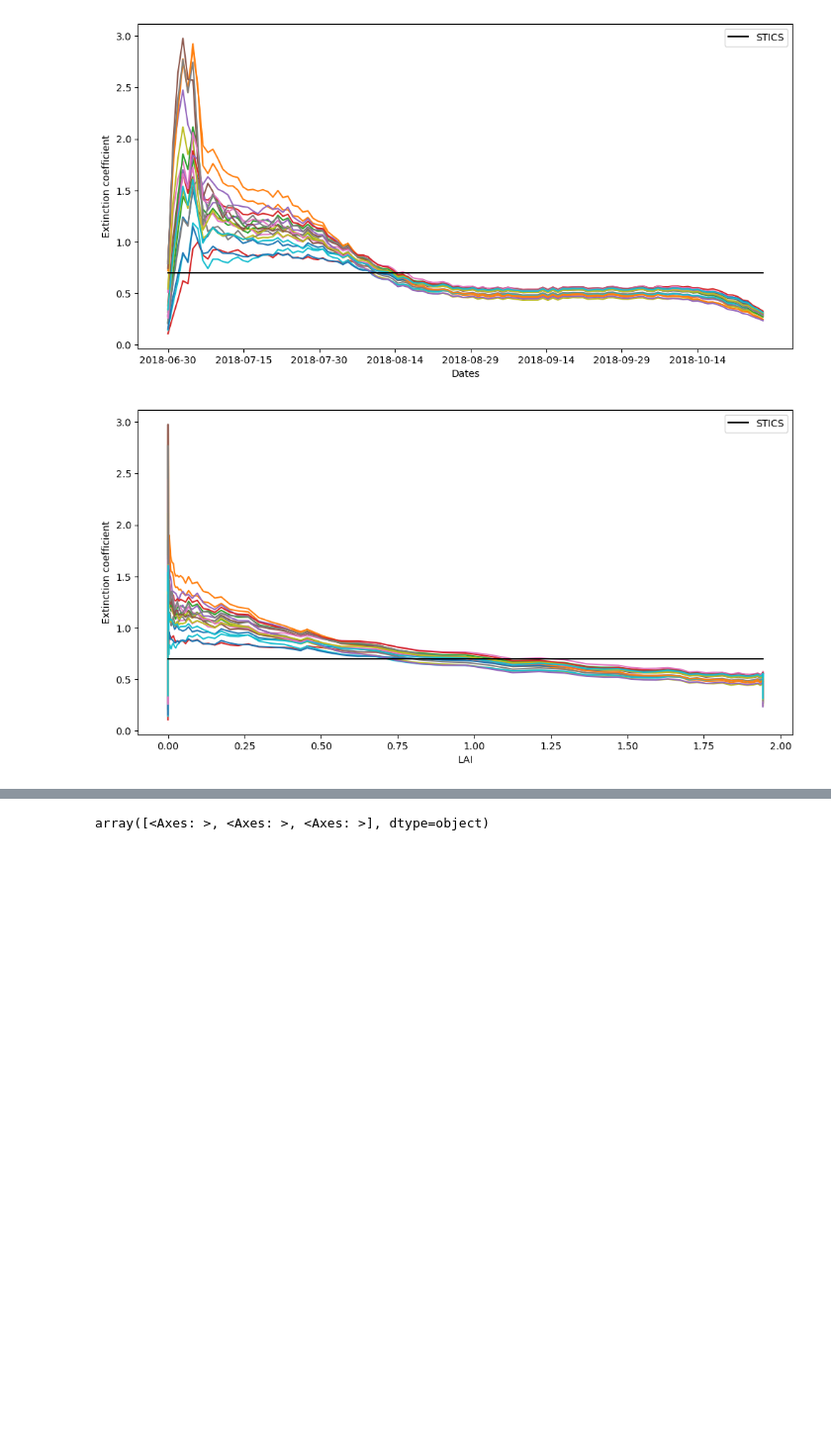
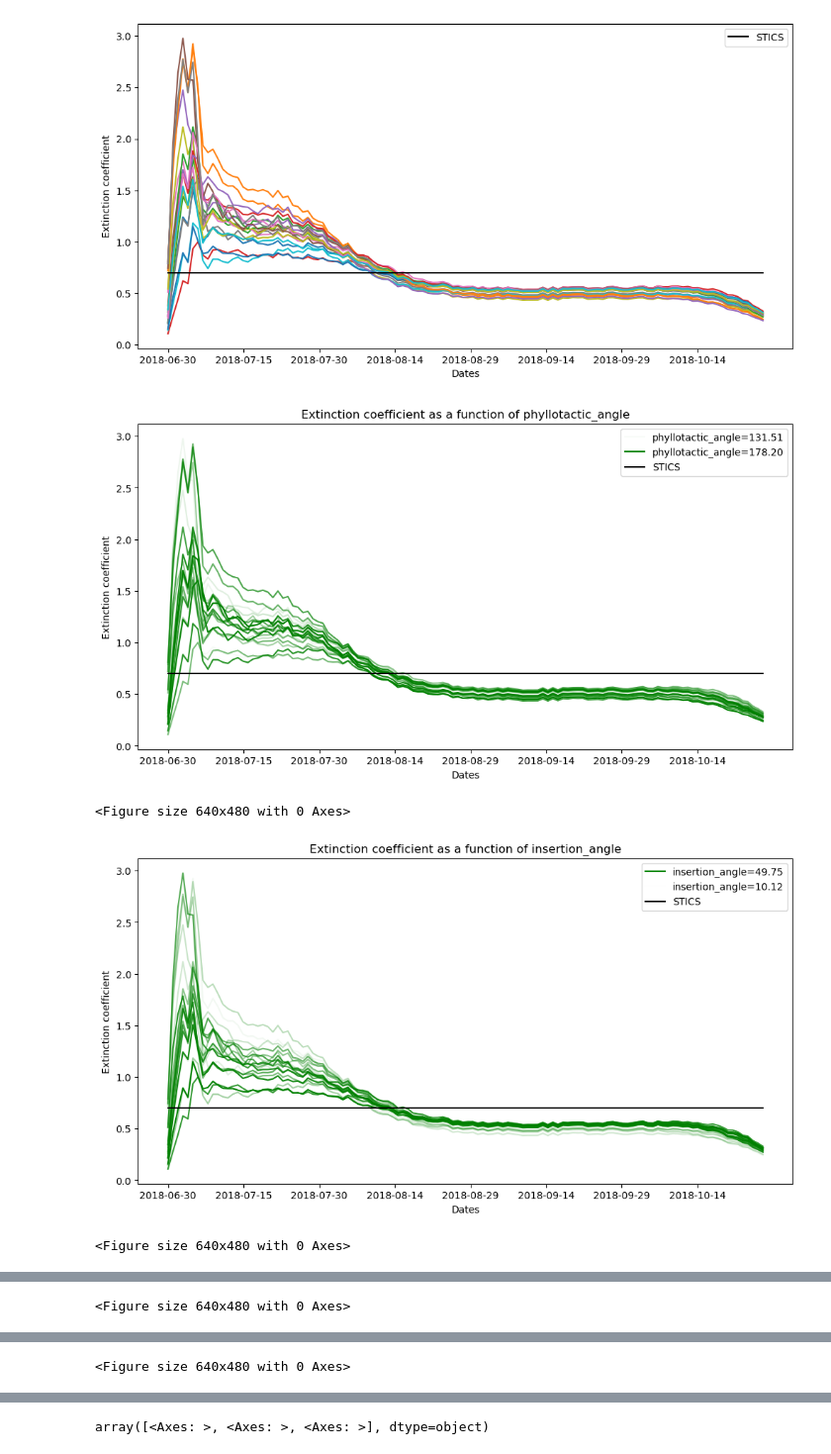
Before and after one commit to orianebro/ArchiCrop, a Jupyter notebook: tutorials/light_inter_sorghum_angles_plot.ipynb, the cells around one changed output, grey strips where cells are left out. Shown at 99% size. Cells and saved outputs as stored; diff of their text form; code cells hidden in the pictures; blank space fills up the shorter version.

```diff
--- a/tutorials/light_inter_sorghum_angles_plot.ipynb
+++ b/tutorials/light_inter_sorghum_angles_plot.ipynb
@@ -73,7 +73,6 @@ Data variables: (12/43)
     filter_2                (id) float64 160B ...
     filter_3                (id) float64 160B ...
 # %%
-# Retrieve STICS growth and senescence dynamics
 dates = ds.time.values
 dates = pd.to_datetime(dates)
 dates = dates.strftime('%Y-%m-%d')
@@ -85,6 +84,11 @@ par_incident = ds.inc_par.values
 par_stics = ds.abs_par_stics.values
 sowing_density = float(ds.sowing_density.values)
 
+phyllotactic_angle = ds.phyllotactic_angle.values
+insertion_angle = ds.insertion_angle.values
+curvature = ds.curvature.values
+scurv = ds.scurv.values
+
 pot_la = dict(zip(ds.id.values, ds.pot_la.values))
 pot_h = dict(zip(ds.id.values, ds.pot_h.values))
 realized_la = dict(zip(ds.id.values, ds.realized_la.values))
@@ -138,15 +180,34 @@ plot_extinction_coef(extinP_stics=extinP_sorghum, extinP_list=extinP_list, dates
 # %% [output]
 [figure]
 # %%
-fig, ax = plt.subplots(figsize=(12, 6))
-lai = [la*sowing_density/10000 for la in leaf_area_plant]
-for curve in extinP_list:
-    ax.plot(lai, curve)
-ax.plot(lai, [extinP_sorghum]*len(lai), color="black", label="STICS")
-# ax.set_xticks(np.arange(0, len(dates)+1, (len(dates)+1)/8))
-ax.set_xlabel("LAI")
-ax.set_ylabel("Extinction coefficient")
-ax.legend()
-plt.show()
+def plot_extinction_coef_parameter(extinP_stics, extinP_list, dates, archi, parameter, parameter_name, archicrop_color, stics_color):
+    fig, ax = plt.subplots(figsize=(12, 6))
+    # lai = [la*sowing_density/10000 for la in leaf_area_plant]
+    for k,curve in enumerate(extinP_list):
+        label = f"{parameter_name}={parameter[k]:.2f}" if parameter[k] == min(parameter) or parameter[k] == max(parameter) else None
+        alpha = (parameter[k]-min(archi[parameter_name]))/(max(parameter)-min(archi[parameter_name]))
+        ax.plot(dates, curve, color=archicrop_color, alpha=alpha, label=label)
+    ax.plot(dates, [extinP_stics]*len(dates), color=stics_color, label="STICS")
+    ax.set_xticks(np.arange(0, len(dates)+1, (len(dates)+1)/8))
+    ax.set_xlabel("Dates")
+    ax.set_ylabel("Extinction coefficient")
+    ax.set_title(f"Extinction coefficient as a function of {parameter_name}")
+    ax.legend()
+
+    # Save figure
+    today_str = date.today().strftime("%Y-%m-%d")
+    os.makedirs(f"D:/PhD_Oriane/simulations_ArchiCrop/{today_str}", exist_ok=True)  # noqa: PTH103
+    plt.savefig(f"D:/PhD_Oriane/simulations_ArchiCrop/{today_str}/plot_extin_coef_{parameter_name}.png")
+
+    plt.show()
+
+
+plot_extinction_coef_parameter(extinP_sorghum, extinP_list, dates, archi, phyllotactic_angle, 'phyllotactic_angle', archicrop_color, stics_color='black')
+plot_extinction_coef_parameter(extinP_sorghum, extinP_list, dates, archi, insertion_angle, 'insertion_angle', archicrop_color, stics_color='black')
+plot_extinction_coef_parameter(extinP_sorghum, extinP_list, dates, archi, curvature, 'curvature', archicrop_color, stics_color='black')
+plot_extinction_coef_parameter(extinP_sorghum, extinP_list, dates, archi, scurv, 'scurv', archicrop_color, stics_color='black')
 # %% [output]
-[figure, old version]
+[figure, new version]
+<Figure size 640x480 with 0 Axes>
+[figure, added]
+<Figure size 640x480 with 0 Axes>
@@ -152,0 +215 @@ plt.show()
+<Figure size 640x480 with 0 Axes>
@@ -152,0 +217 @@ plt.show()
+<Figure size 640x480 with 0 Axes>
```
Also changed, not shown: parts of 5 cells of this notebook, 5 other files.
